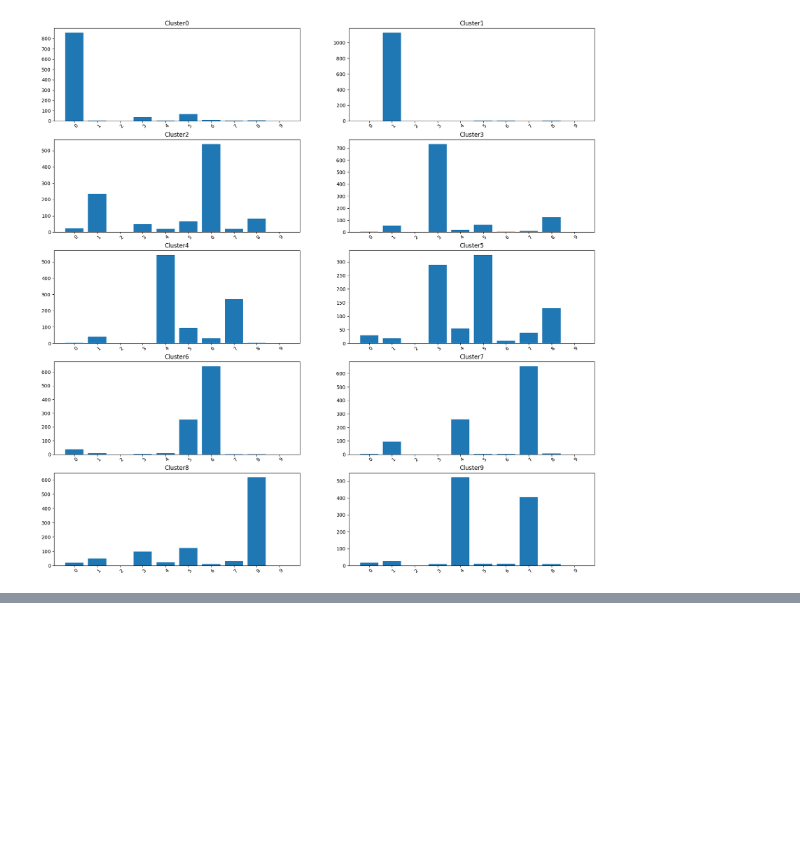
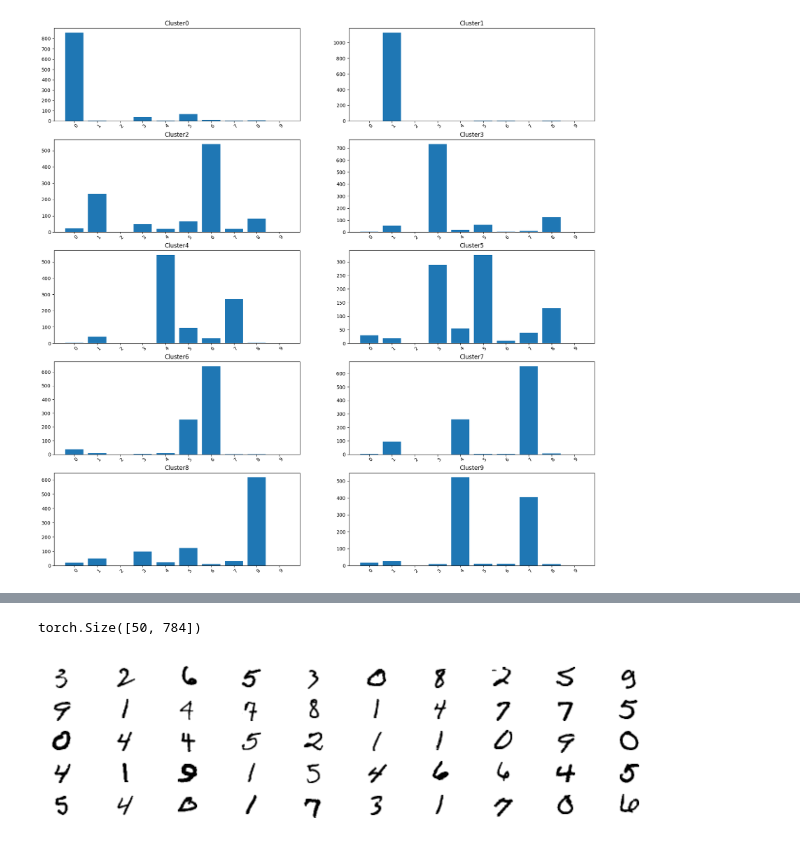
Before and after one commit to mostafa-ja/Machine-Learning-fall2023, a Jupyter notebook: adversarial_Kmeans.ipynb, the cells around one changed output, grey strips where cells are left out. Cells and saved outputs as stored; diff of their text form; code cells hidden in the pictures; blank space fills up the shorter version.

```diff
--- a/adversarial_Kmeans.ipynb
+++ b/adversarial_Kmeans.ipynb
@@ -377,0 +380,6 @@ for i in range(10):
+# %%
+k = 50
+kmeans = KMeans(n_clusters=k, n_init=10, random_state=42)
+X_digits_dist = kmeans.fit_transform(X.view(X_test.shape[0], -1))
+representative_digit_idx = X_digits_dist.argmin(axis=0)
+X_representative_digits = X_test.view(X_test.shape[0], -1)[representative_digit_idx]
@@ -377,0 +399,17 @@ for i in range(10):
+# %%
+X_representative_digits.shape
+# %% [output]
+torch.Size([50, 784])
+# %%
+# extra code – this cell generates and saves Figure 9–13
+
+plt.figure(figsize=(8, 2))
+for index, X_representative_digit in enumerate(X_representative_digits):
+    plt.subplot(k // 10, 10, index + 1)
+    plt.imshow(X_representative_digit.reshape(28,28), cmap="binary",
+               interpolation="bilinear")
+    plt.axis('off')
+
+plt.show()
+# %% [output]
+[figure, added]
```
Also changed, not shown: parts of 2 cells of this notebook.
